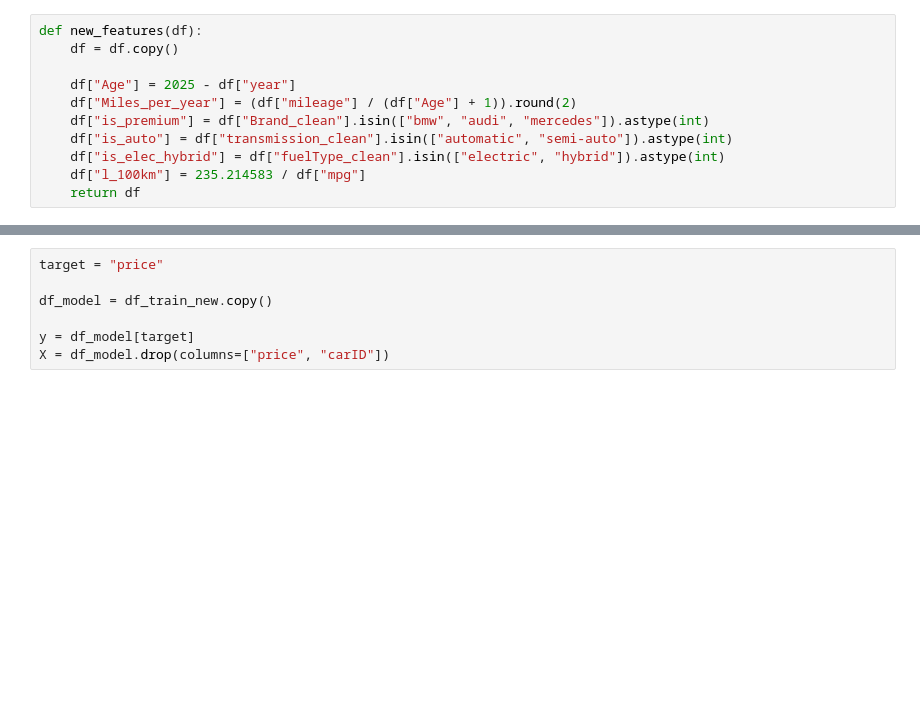
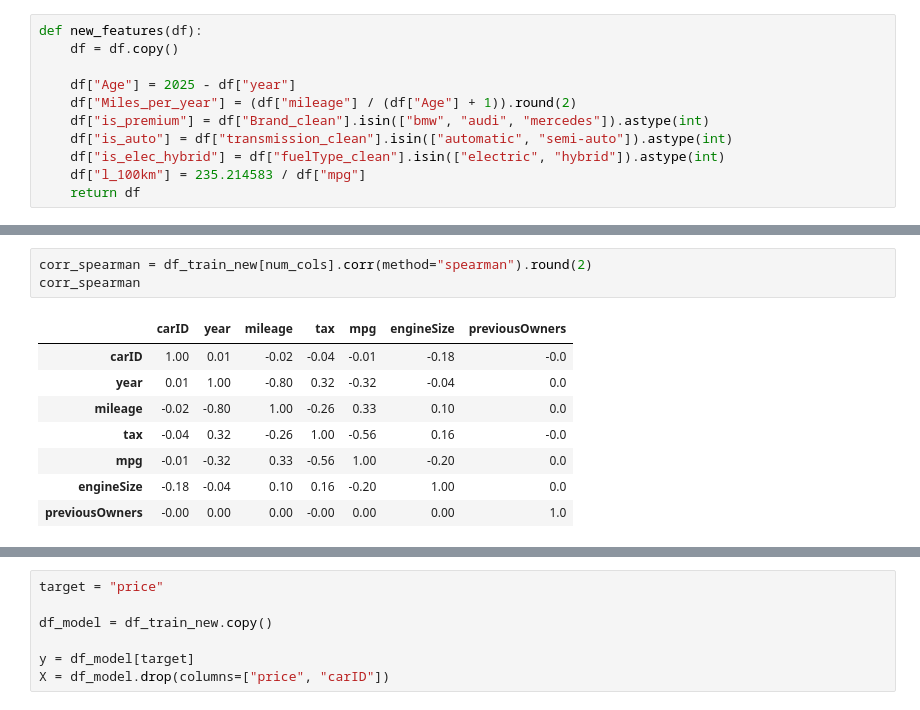
Before and after one commit to Danirib11221/MachineLearning39, a Jupyter notebook: MachineLearningProject.ipynb, the cells around one changed output, grey strips where cells are left out. Saved outputs shown, nothing was run; the diff lists cells and outputs as text; blank space fills up the shorter version.

```diff
--- a/MachineLearningProject.ipynb
+++ b/MachineLearningProject.ipynb
@@ -1946,0 +1975,12 @@ def new_features(df):
+# %%
+corr_spearman = df_train_new[num_cols].corr(method="spearman").round(2)
+corr_spearman
+# %% [output]
+|  | carID | year | mileage | tax | mpg | engineSize | previousOwners |
+| carID | 1.00 | 0.01 | -0.02 | -0.04 | -0.01 | -0.18 | -0.0 |
+| year | 0.01 | 1.00 | -0.80 | 0.32 | -0.32 | -0.04 | 0.0 |
+| mileage | -0.02 | -0.80 | 1.00 | -0.26 | 0.33 | 0.10 | 0.0 |
+| tax | -0.04 | 0.32 | -0.26 | 1.00 | -0.56 | 0.16 | -0.0 |
+| mpg | -0.01 | -0.32 | 0.33 | -0.56 | 1.00 | -0.20 | 0.0 |
+| engineSize | -0.18 | -0.04 | 0.10 | 0.16 | -0.20 | 1.00 | 0.0 |
+| previousOwners | -0.00 | 0.00 | 0.00 | -0.00 | 0.00 | 0.00 | 1.0 |
```
Also changed, not shown: parts of 18 cells of this notebook.
